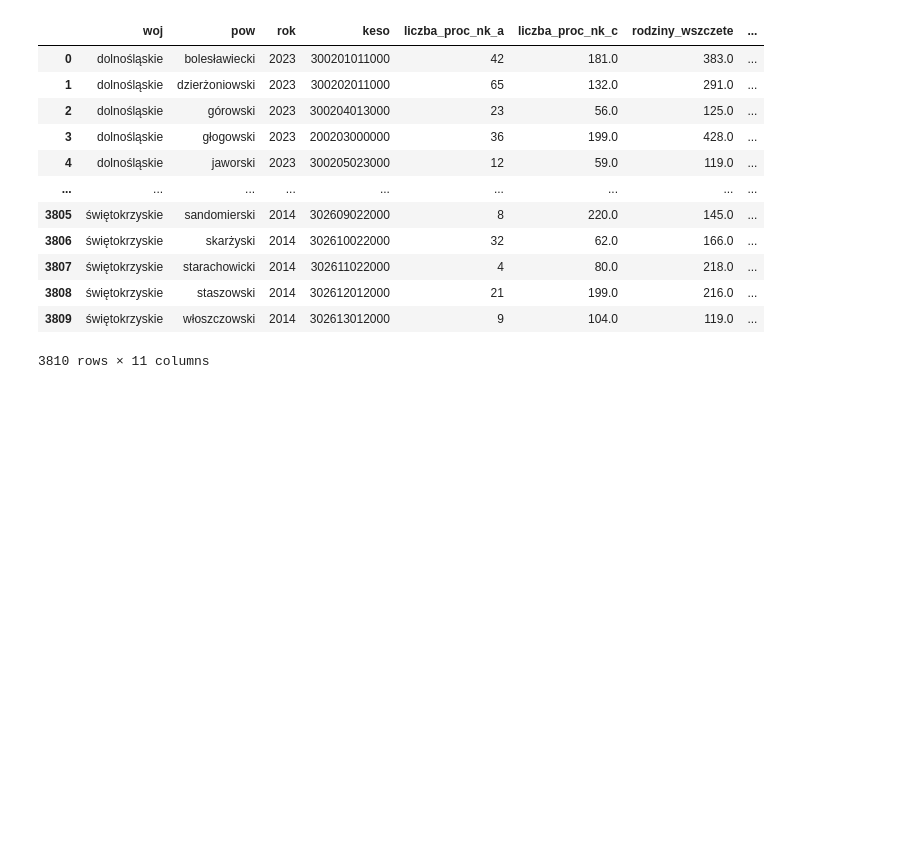
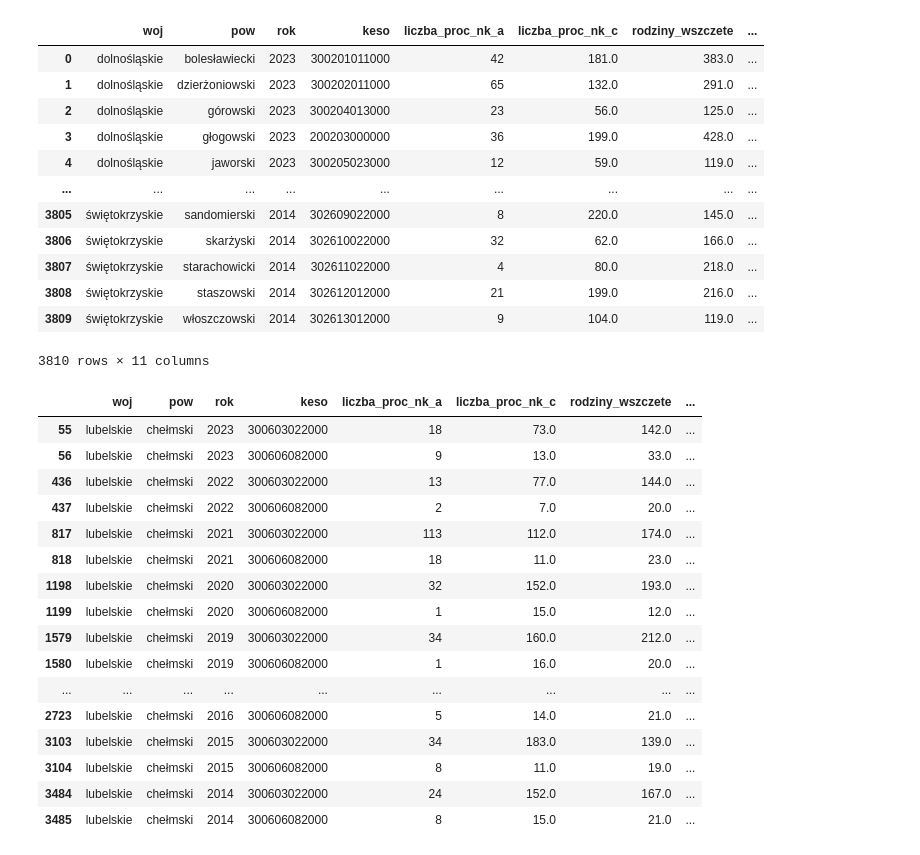
Before and after one commit to Francho03/Praca-licencjacka, a Jupyter notebook: codes/Agregowanie_danych_do_powiatow.ipynb, the cells around one changed output. Cells and saved outputs as stored; diff of their text form; code cells hidden in the pictures; blank space fills up the shorter version.

```diff
--- a/codes/Agregowanie_danych_do_powiatow.ipynb
+++ b/codes/Agregowanie_danych_do_powiatow.ipynb
@@ -94,6 +82,26 @@ Sprawozdanie_2014_2023_zagregowane
 | 3808 | świętokrzyskie | staszowski | 2014 | 302612012000 | 21 | 199.0 | 216.0 | ... |
 | 3809 | świętokrzyskie | włoszczowski | 2014 | 302613012000 | 9 | 104.0 | 119.0 | ... |
 3810 rows × 11 columns
+# %%
+Sprawozdanie_2014_2023_zagregowane[Sprawozdanie_2014_2023_zagregowane["pow"]=="chełmski"]
+# %% [output]
+|  | woj | pow | rok | keso | liczba_proc_nk_a | liczba_proc_nk_c | rodziny_wszczete | ... |
+| 55 | lubelskie | chełmski | 2023 | 300603022000 | 18 | 73.0 | 142.0 | ... |
+| 56 | lubelskie | chełmski | 2023 | 300606082000 | 9 | 13.0 | 33.0 | ... |
+| 436 | lubelskie | chełmski | 2022 | 300603022000 | 13 | 77.0 | 144.0 | ... |
+| 437 | lubelskie | chełmski | 2022 | 300606082000 | 2 | 7.0 | 20.0 | ... |
+| 817 | lubelskie | chełmski | 2021 | 300603022000 | 113 | 112.0 | 174.0 | ... |
+| 818 | lubelskie | chełmski | 2021 | 300606082000 | 18 | 11.0 | 23.0 | ... |
+| 1198 | lubelskie | chełmski | 2020 | 300603022000 | 32 | 152.0 | 193.0 | ... |
+| 1199 | lubelskie | chełmski | 2020 | 300606082000 | 1 | 15.0 | 12.0 | ... |
+| 1579 | lubelskie | chełmski | 2019 | 300603022000 | 34 | 160.0 | 212.0 | ... |
+| 1580 | lubelskie | chełmski | 2019 | 300606082000 | 1 | 16.0 | 20.0 | ... |
+| ... | ... | ... | ... | ... | ... | ... | ... | ... |
+| 2723 | lubelskie | chełmski | 2016 | 300606082000 | 5 | 14.0 | 21.0 | ... |
+| 3103 | lubelskie | chełmski | 2015 | 300603022000 | 34 | 183.0 | 139.0 | ... |
+| 3104 | lubelskie | chełmski | 2015 | 300606082000 | 8 | 11.0 | 19.0 | ... |
+| 3484 | lubelskie | chełmski | 2014 | 300603022000 | 24 | 152.0 | 167.0 | ... |
+| 3485 | lubelskie | chełmski | 2014 | 300606082000 | 8 | 15.0 | 21.0 | ... |
 # %%
 Sprawozdanie_2014_2023_zagregowane.to_excel("/content/drive/MyDrive/praca_licencjacka/Sprawozdanie_2014_2023_zagregowane.xlsx", sheet_name= "Sprawozdanie_2014_2023_zagregowane" ,index=False)
 # %%
```
Also changed, not shown: parts of 3 cells of this notebook.
